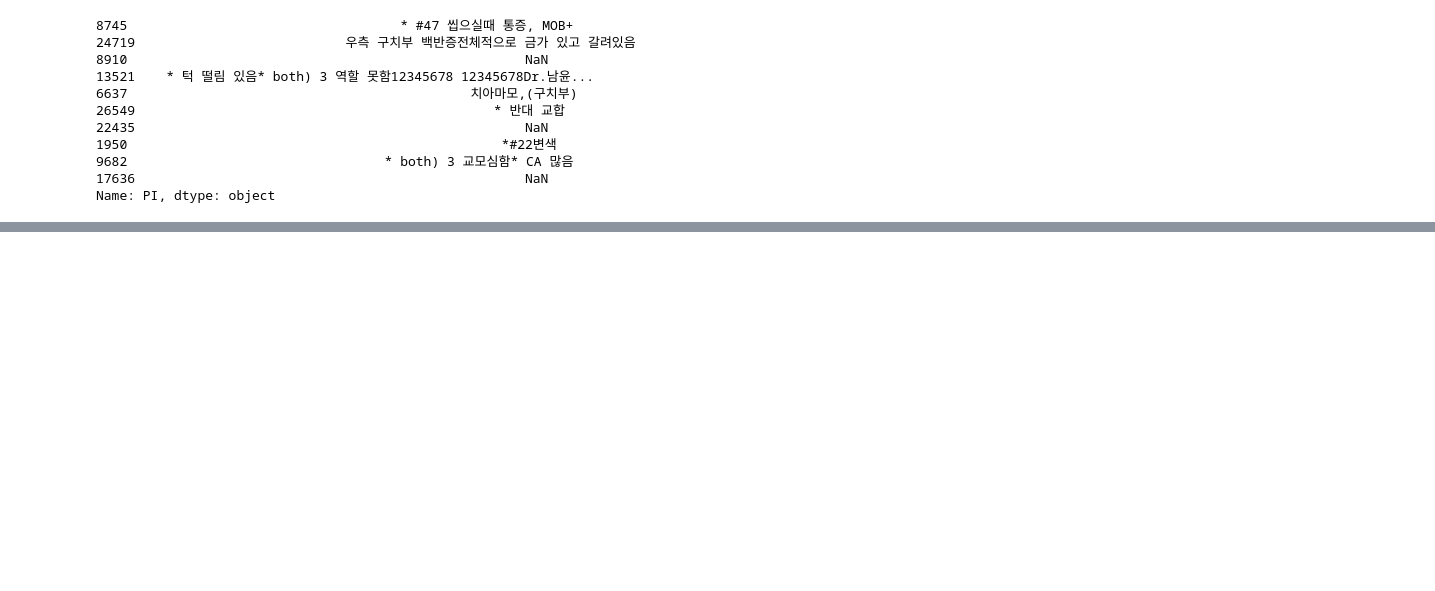
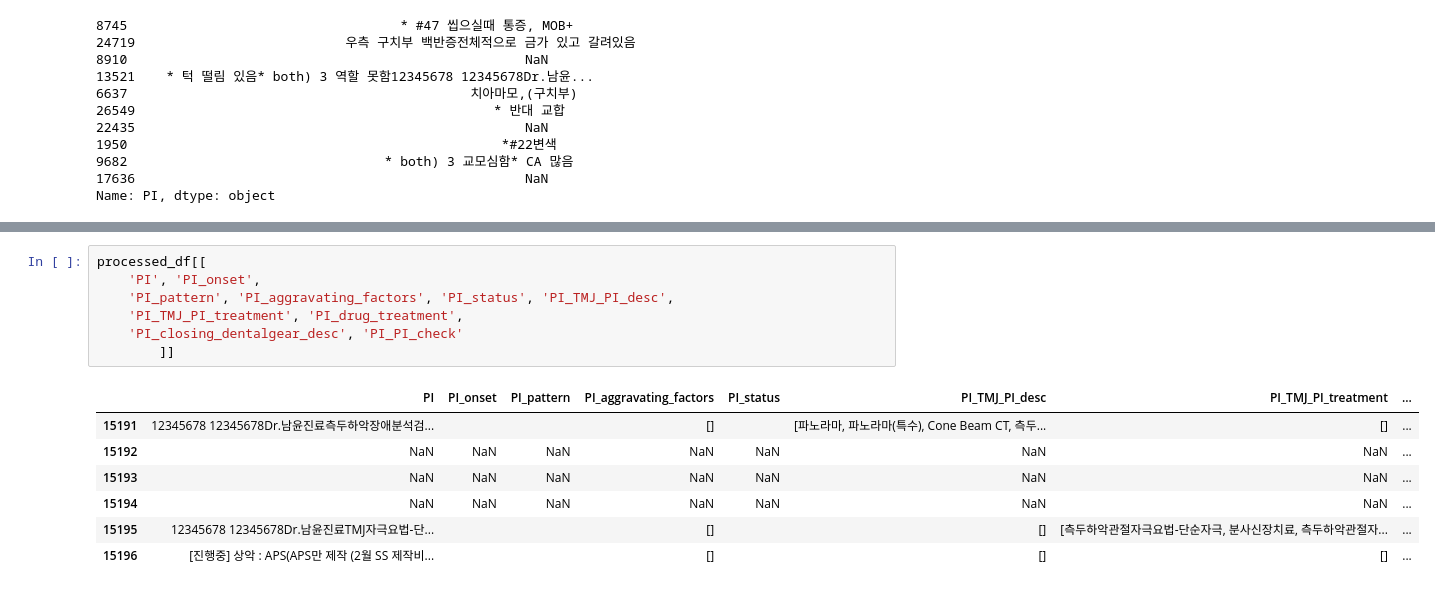
Before and after one commit to skadudd/prj_centum, a Jupyter notebook: text_parser_2.ipynb, the cells around one changed output, grey strips where cells are left out. Drawn from its saved outputs; the diff is of its cells as text; blank space fills up the shorter version.

```diff
--- a/text_parser_2.ipynb
+++ b/text_parser_2.ipynb
@@ -594 +1208,16 @@ Name: count, dtype: int64
+# %%
+processed_df[[
+    'PI', 'PI_onset',
+    'PI_pattern', 'PI_aggravating_factors', 'PI_status', 'PI_TMJ_PI_desc',
+    'PI_TMJ_PI_treatment', 'PI_drug_treatment',
+    'PI_closing_dentalgear_desc', 'PI_PI_check'
+        ]]
+# %% [output]
+|  | PI | PI_onset | PI_pattern | PI_aggravating_factors | PI_status | PI_TMJ_PI_desc | PI_TMJ_PI_treatment | ... |
+| 15191 | 12345678 12345678Dr.남윤진료측두하악장애분석검... |  |  | [] |  | [파노라마, 파노라마(특수), Cone Beam CT, 측두... | [] | ... |
+| 15192 | NaN | NaN | NaN | NaN | NaN | NaN | NaN | ... |
+| 15193 | NaN | NaN | NaN | NaN | NaN | NaN | NaN | ... |
+| 15194 | NaN | NaN | NaN | NaN | NaN | NaN | NaN | ... |
+| 15195 | 12345678 12345678Dr.남윤진료TMJ자극요법-단... |  |  | [] |  | [] | [측두하악관절자극요법-단순자극, 분사신장치료, 측두하악관절자... | ... |
+| 15196 | [진행중] 상악 : APS(APS만 제작 (2월 SS 제작비... |  |  | [] |  | [] | [] | ... |
 # %%
```
Also changed, not shown: parts of 10 cells of this notebook, 7 other files.
